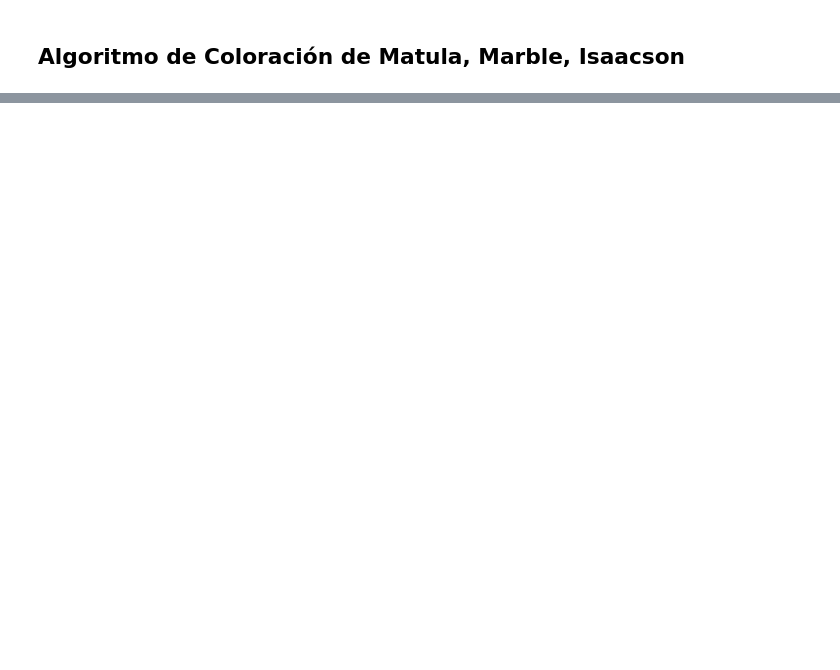
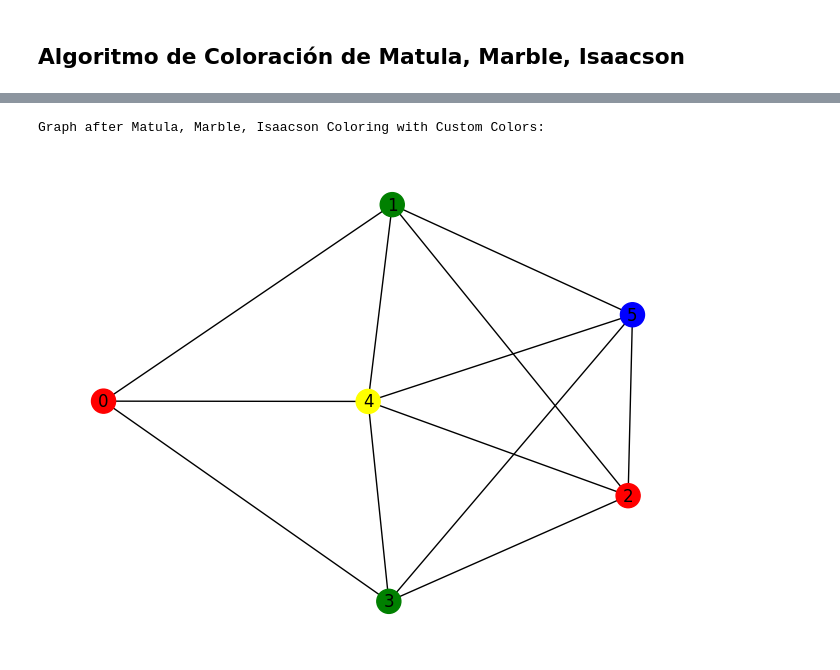
Before and after one commit to marcosd59/IT0425-INTELIGENCIA_ARTIFICIAL, a Jupyter notebook: Parcial 1/Proyecto/Coloreado de Grafos.ipynb, the cells around one changed output, grey strips where cells are left out. Saved outputs shown, nothing was run; the diff lists cells and outputs as text; code cells hidden in the pictures; blank space fills up the shorter version.

```diff
--- a/Parcial 1/Proyecto/Coloreado de Grafos.ipynb
+++ b/Parcial 1/Proyecto/Coloreado de Grafos.ipynb
@@ -111,2 +99,24 @@ grados(G)
 # %% [markdown]
 ## **Algoritmo de Coloración de Matula, Marble, Isaacson**
+# %%
+def matula_marble_isaacson(G, color_set):
+    """
+    Applies the Matula, Marble, Isaacson coloring algorithm with a custom set of colors.
+    """
+    # Sorting the vertices based on their degree in ascending order
+    sorted_vertices = sorted(G.nodes(), key=lambda x: G.degree(x))
+    colors = {}
+    current_color_index = 0
+
+    for vertex in sorted_vertices:
+        if vertex not in colors:
+            available_colors = set(color_set)
+            for neighbor in G.neighbors(vertex):
+                if neighbor in colors:
+                    available_colors.discard(colors[neighbor])
+            colors[vertex] = min(
+                available_colors, key=lambda x: color_set.index(x))
+            current_color_index = max(
+                current_color_index, color_set.index(colors[vertex]))
+
+    return colors
@@ -112,0 +131,14 @@ grados(G)
+# %%
+# Define the custom color set
+custom_color_set = ['red', 'green', 'blue', 'yellow']
+
+# Apply the Matula, Marble, Isaacson algorithm with custom colors
+mmi_custom_colors = matula_marble_isaacson(
+    G, custom_color_set)
+
+# Drawing the graph after applying Matula, Marble, Isaacson Algorithm with custom colors
+print("Graph after Matula, Marble, Isaacson Coloring with Custom Colors:")
+draw_graph(G, mmi_custom_colors)
+# %% [output]
+Graph after Matula, Marble, Isaacson Coloring with Custom Colors:
+[figure, added]
```
Also changed, not shown: parts of 24 cells of this notebook.
